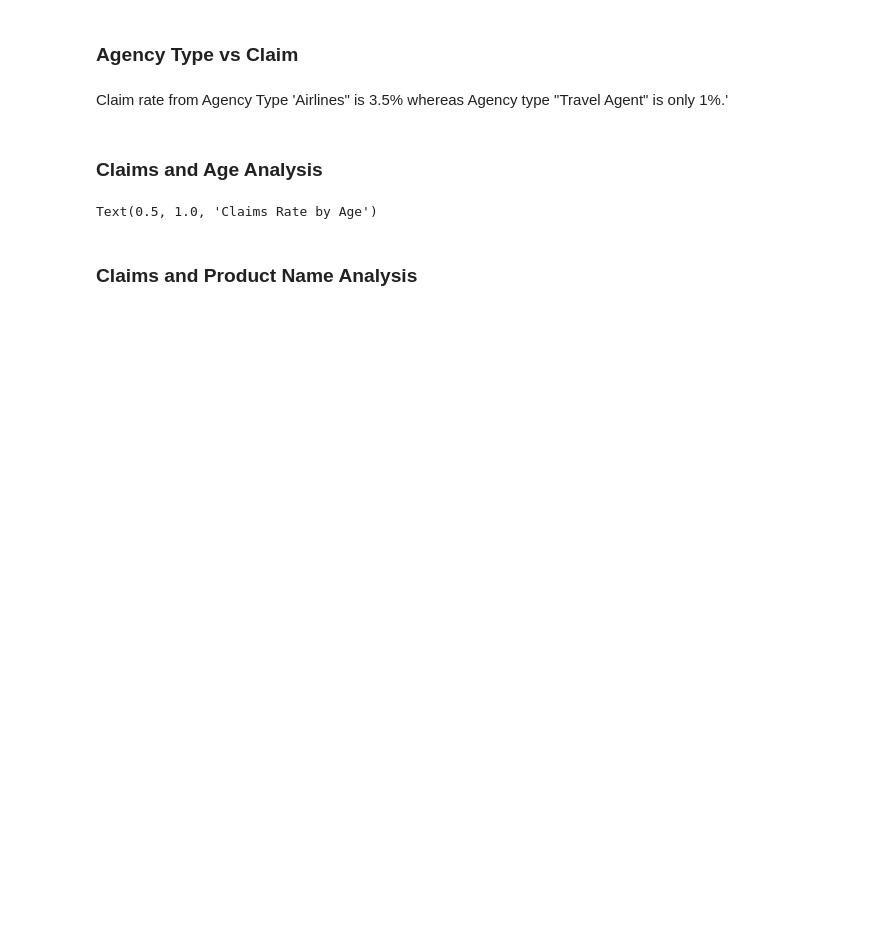
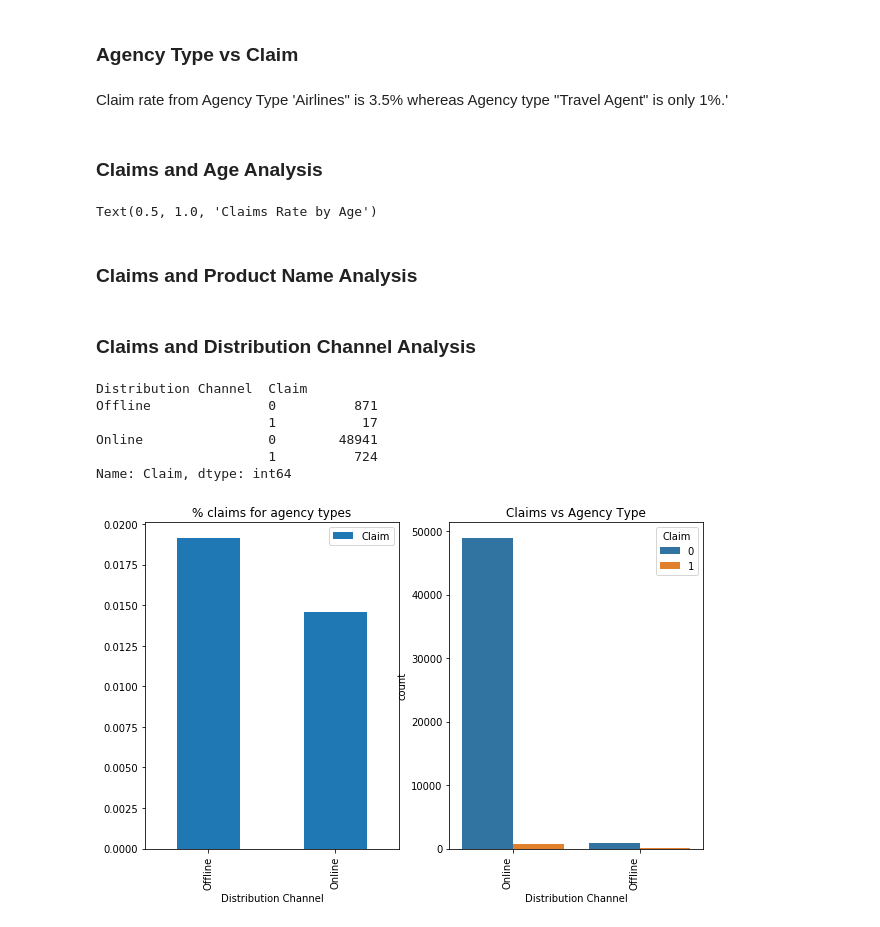
Before and after one commit to prernasinghal88/Are-you-sure-to-Insure-, a Jupyter notebook: Insurer_submission.ipynb, the cells around one changed output. Drawn from its saved outputs; the diff is of its cells as text; code cells hidden in the pictures; blank space fills up the shorter version.

```diff
--- a/Insurer_submission.ipynb
+++ b/Insurer_submission.ipynb
@@ -116,3 +123,24 @@ plt.show()
 df[['Product Name','Claim']].groupby(['Product Name']).mean().plot.bar()
 plt.title('% claims for different products')
 plt.show()
+# %% [markdown]
+### Claims and Distribution Channel Analysis
+# %%
+df.groupby(['Distribution Channel','Claim'])['Claim'].count()
+# %% [output]
+Distribution Channel  Claim
+Offline               0          871
+                      1           17
+Online                0        48941
+                      1          724
+Name: Claim, dtype: int64
+# %%
+f,ax=plt.subplots(1,2,figsize=(10,6))
+df[['Distribution Channel','Claim']].groupby(['Distribution Channel']).mean().plot.bar(ax=ax[0])
+ax[0].set_title('% claims for agency types')
+sns.countplot('Distribution Channel',hue='Claim',data=df,ax=ax[1])
+ax[1].set_title('Claims vs Agency Type')
+plt.setp(ax[1].get_xticklabels(), rotation=90, horizontalalignment='right')
+plt.show()
+# %% [output]
+[figure, added]
```
Also changed, not shown: parts of 81 cells of this notebook.
